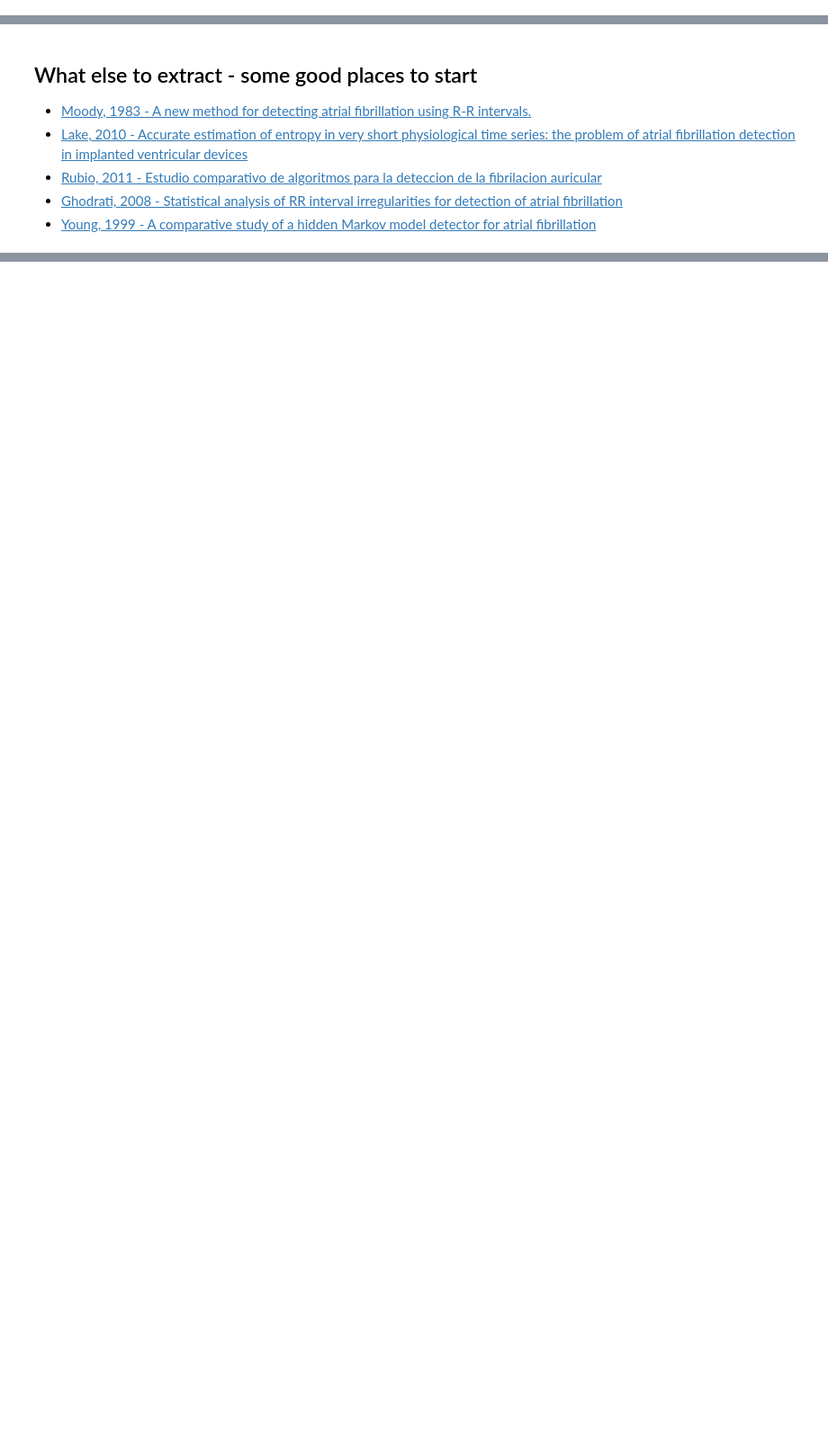
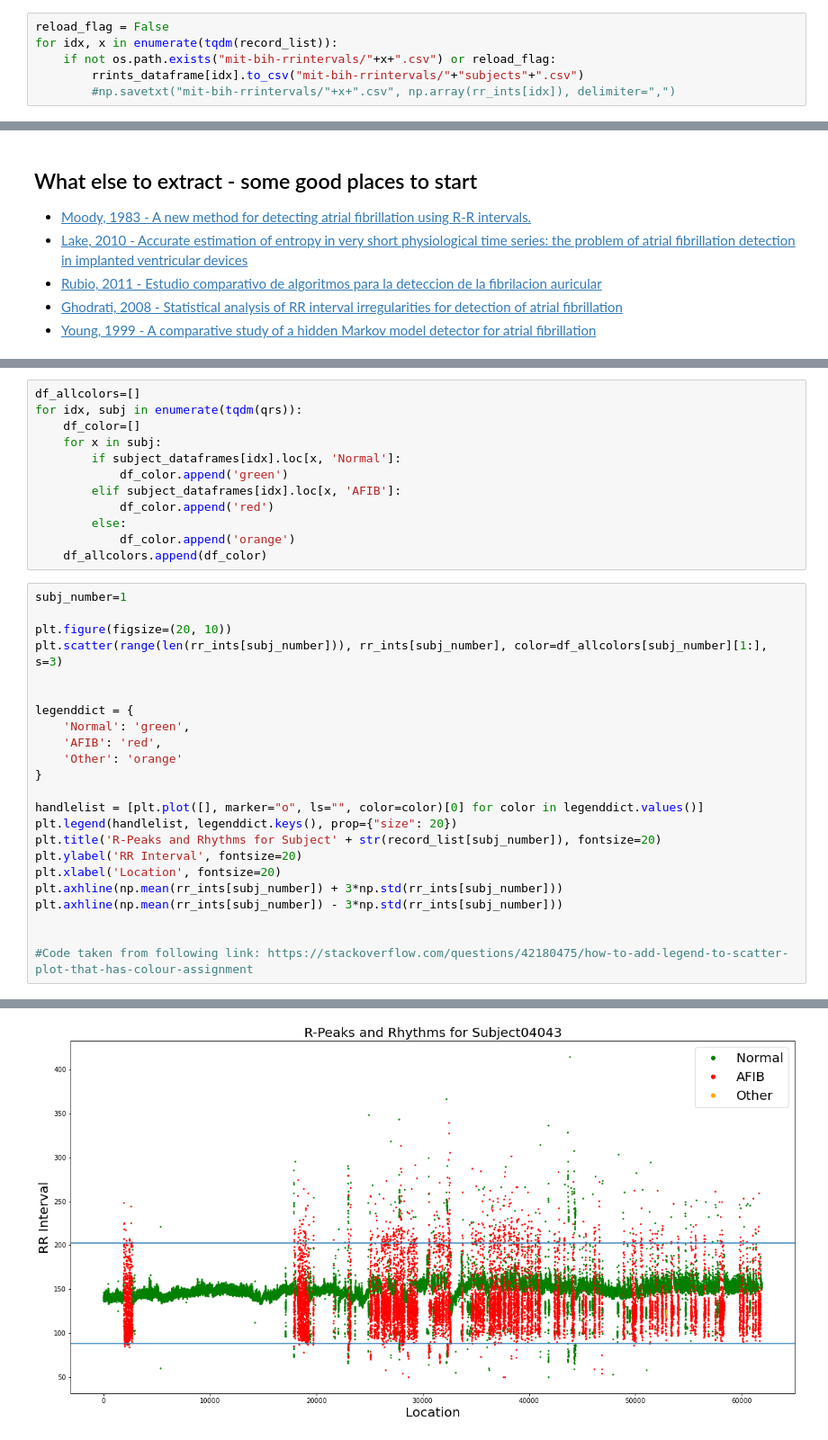
Before and after one commit to JustinGuo03/Afib-svsm, a Jupyter notebook: work_7_1.ipynb, the cells around one changed output, grey strips where cells are left out. Shown: that part at 90% size. Saved outputs shown, nothing was run; the diff lists cells and outputs as text; blank space fills up the shorter version.

```diff
--- a/work_7_1.ipynb
+++ b/work_7_1.ipynb
@@ -102,0 +76,6 @@ for idx, x in enumerate(tqdm(record_list)):
+# %%
+reload_flag = False
+for idx, x in enumerate(tqdm(record_list)):
+    if not os.path.exists("mit-bih-rrintervals/"+x+".csv") or reload_flag:
+        rrints_dataframe[idx].to_csv("mit-bih-rrintervals/"+"subjects"+".csv")
+        #np.savetxt("mit-bih-rrintervals/"+x+".csv", np.array(rr_ints[idx]), delimiter=",")
@@ -110,0 +130,36 @@ for idx, x in enumerate(tqdm(record_list)):
+# %%
+df_allcolors=[]
+for idx, subj in enumerate(tqdm(qrs)):
+    df_color=[]
+    for x in subj:
+        if subject_dataframes[idx].loc[x, 'Normal']:
+            df_color.append('green')
+        elif subject_dataframes[idx].loc[x, 'AFIB']:
+            df_color.append('red')
+        else:
+            df_color.append('orange')
+    df_allcolors.append(df_color)
+# %%
+subj_number=1
+
+plt.figure(figsize=(20, 10))
+plt.scatter(range(len(rr_ints[subj_number])), rr_ints[subj_number], color=df_allcolors[subj_number][1:], s=3)
+
+
+legenddict = {
+    'Normal': 'green',
+    'AFIB': 'red',
+    'Other': 'orange'
+}
+
+handlelist = [plt.plot([], marker="o", ls="", color=color)[0] for color in legenddict.values()]
+plt.legend(handlelist, legenddict.keys(), prop={"size": 20})
+plt.title('R-Peaks and Rhythms for Subject' + str(record_list[subj_number]), fontsize=20)
+plt.ylabel('RR Interval', fontsize=20)
+plt.xlabel('Location', fontsize=20)
+plt.axhline(np.mean(rr_ints[subj_number]) + 3*np.std(rr_ints[subj_number]))
+plt.axhline(np.mean(rr_ints[subj_number]) - 3*np.std(rr_ints[subj_number]))
+
+
+#Code taken from following link: https://stackoverflow.com/questions/42180475/how-to-add-legend-to-scatter-plot-that-has-colour-assignment
+# %% [output]
@@ -110,0 +167 @@ for idx, x in enumerate(tqdm(record_list)):
+[figure, added]
```
Also changed, not shown: parts of 13 cells of this notebook.
